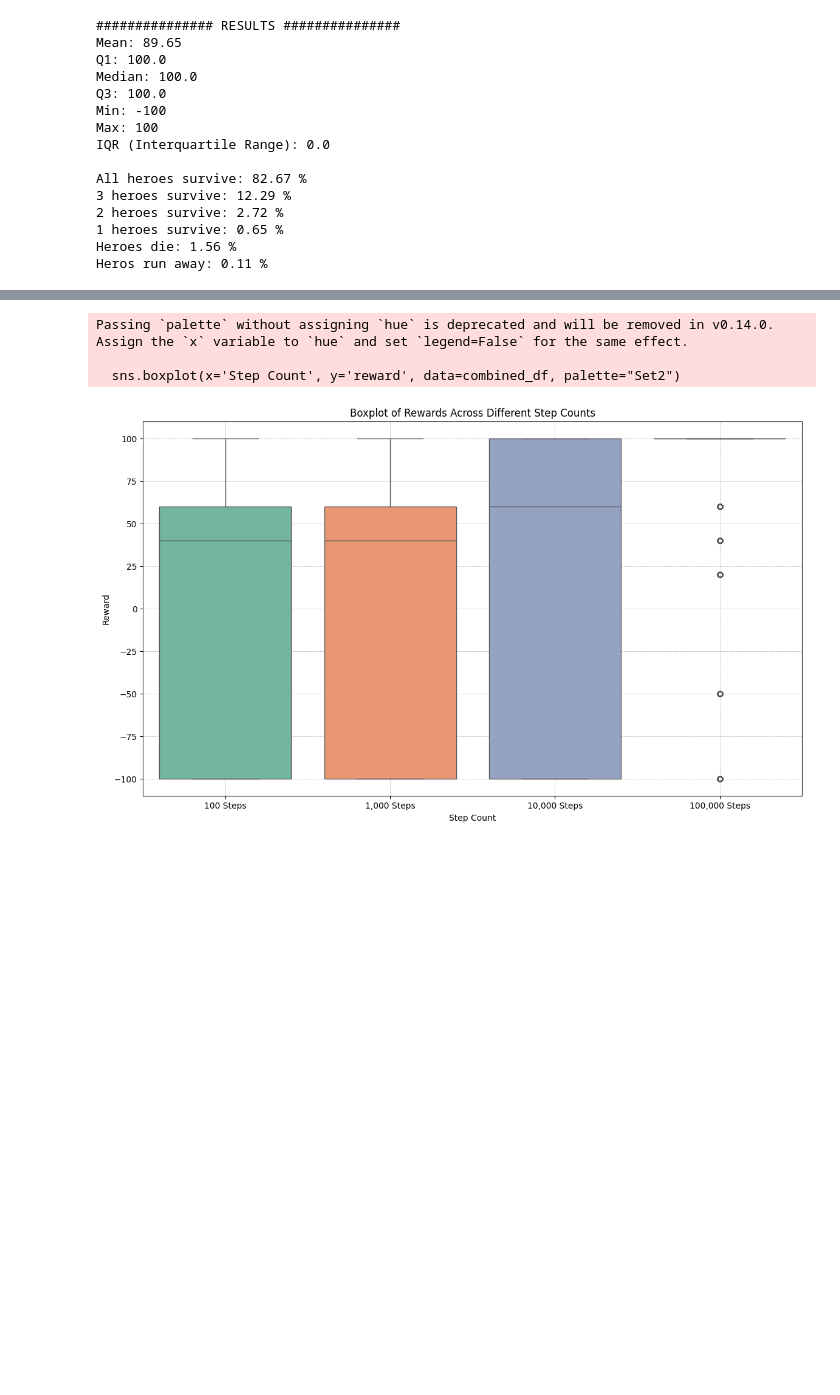
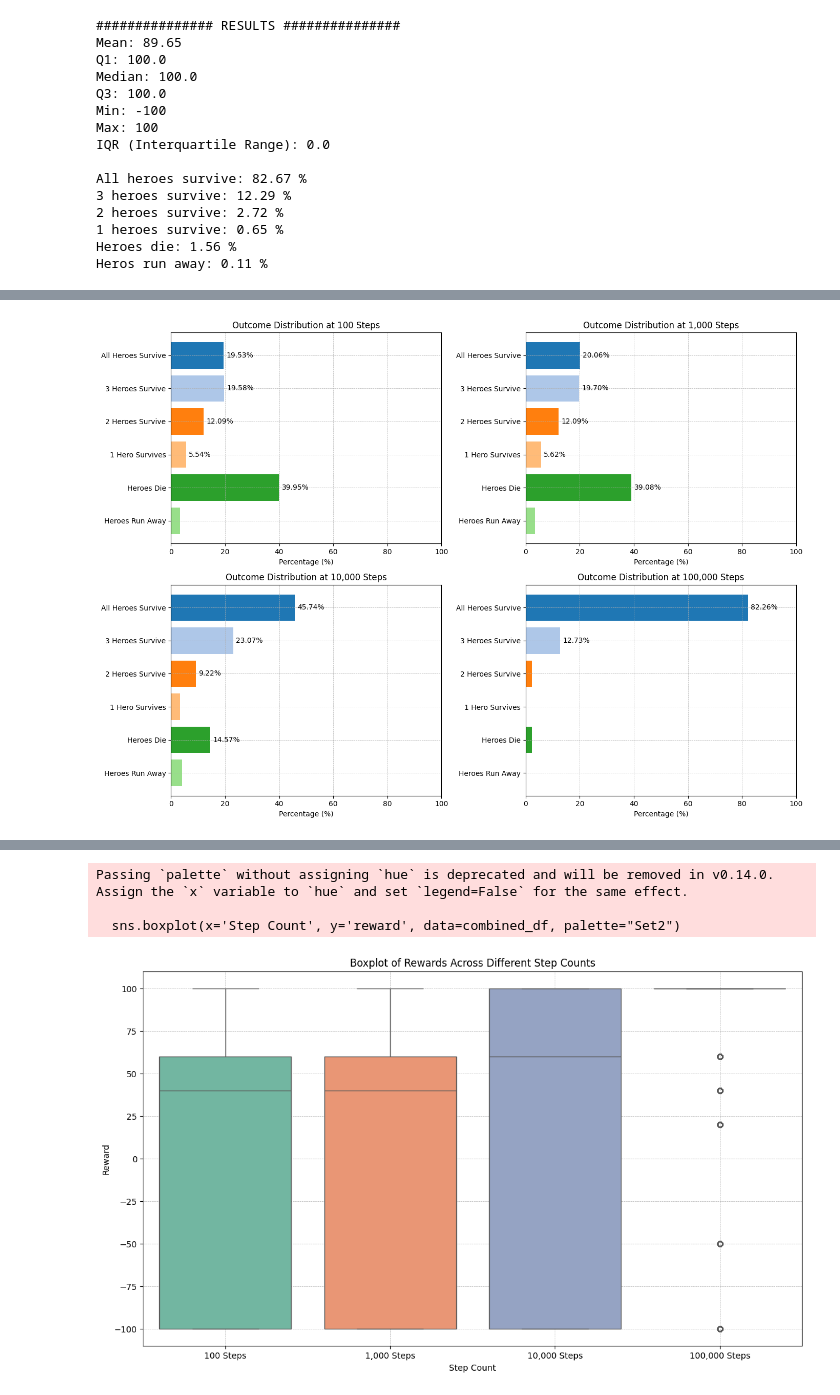
Before and after one commit to W0M34T/master_project, a Jupyter notebook: ma.ipynb, the cells around one changed output, grey strips where cells are left out. Cells and saved outputs as stored; diff of their text form; code cells hidden in the pictures; blank space fills up the shorter version.

```diff
--- a/ma.ipynb
+++ b/ma.ipynb
@@ -317,3 +250,74 @@ plt.show()
+# %%
+import pandas as pd
+import matplotlib.pyplot as plt
+
+# Read CSV data for different steps
+data_100 = pd.read_csv('data/marl_100.csv')
+data_1000 = pd.read_csv('data/marl_1_000.csv')
+data_10000 = pd.read_csv('data/marl_10_000.csv')
+data_100000 = pd.read_csv('data/marl_100_000.csv')
+
+# Function to calculate outcome percentages
+def calculate_outcomes(data):
+    success_rate = round((data['reward'] == 100).sum() / data.shape[0] * 100, 2)
+    three_heroes = round((data['reward'] == 60).sum() / data.shape[0] * 100, 2)
+    two_heroes = round((data['reward'] == 40).sum() / data.shape[0] * 100, 2)
+    one_hero = round((data['reward'] == 20).sum() / data.shape[0] * 100, 2)
+    failure_rate = round((data['reward'] == -100).sum() / data.shape[0] * 100, 2)
+    run_away_rate = round((data['reward'] == -50).sum() / data.shape[0] * 100, 2)
+    return [success_rate, three_heroes, two_heroes, one_hero, failure_rate, run_away_rate]
+
+# Calculate outcomes for each dataset
+outcomes_100 = calculate_outcomes(data_100)
+outcomes_1000 = calculate_outcomes(data_1000)
+outcomes_10000 = calculate_outcomes(data_10000)
+outcomes_100000 = calculate_outcomes(data_100000)
+
+# Combine data into a dictionary
+data = {
+    "100 Steps": outcomes_100,
+    "1,000 Steps": outcomes_1000,
+    "10,000 Steps": outcomes_10000,
+    "100,000 Steps": outcomes_100000
+}
+
+# List of outcomes corresponding to the calculated values
+outcomes = [
+    "All Heroes Survive", "3 Heroes Survive", "2 Heroes Survive",
+    "1 Hero Survives", "Heroes Die", "Heroes Run Away"
+]
+
+# Create a 2x2 grid of bar plots
+fig, axs = plt.subplots(2, 2, figsize=(14, 10))
+
+# Flatten the axes array for easy iteration
+axs = axs.flatten()
+
+# Define colors for the bars
+colors = plt.cm.tab20.colors
+
+# Loop through each step count and create a bar plot
+for i, (steps, percentages) in enumerate(data.items()):
+    ax = axs[i]
+    ax.barh(outcomes, percentages, color=colors[:len(outcomes)])
+    ax.set_title(f"Outcome Distribution at {steps}")
+    ax.set_xlim(0, 100)  # Set x-axis limit to 100% for consistency
+    ax.set_xlabel("Percentage (%)")
+    ax.invert_yaxis()  # Invert y-axis for better readability
+    ax.grid(True, which='both', linestyle='--', linewidth=0.5)
+
+    # Display percentage labels on the bars
+    for j, percentage in enumerate(percentages):
+        if percentage > 5:  # Only add label if space permits (e.g., > 5%)
+            ax.text(percentage + 1, j, f'{percentage:.2f}%', va='center')
+
+# Adjust layout to prevent overlap
+plt.tight_layout()
+
+# Show plot
+plt.show()
+# %% [output]
+[figure, added]
 # %%
 import pandas as pd
 import seaborn as sns
```
Also changed, not shown: parts of 8 cells of this notebook, 11 other files.
